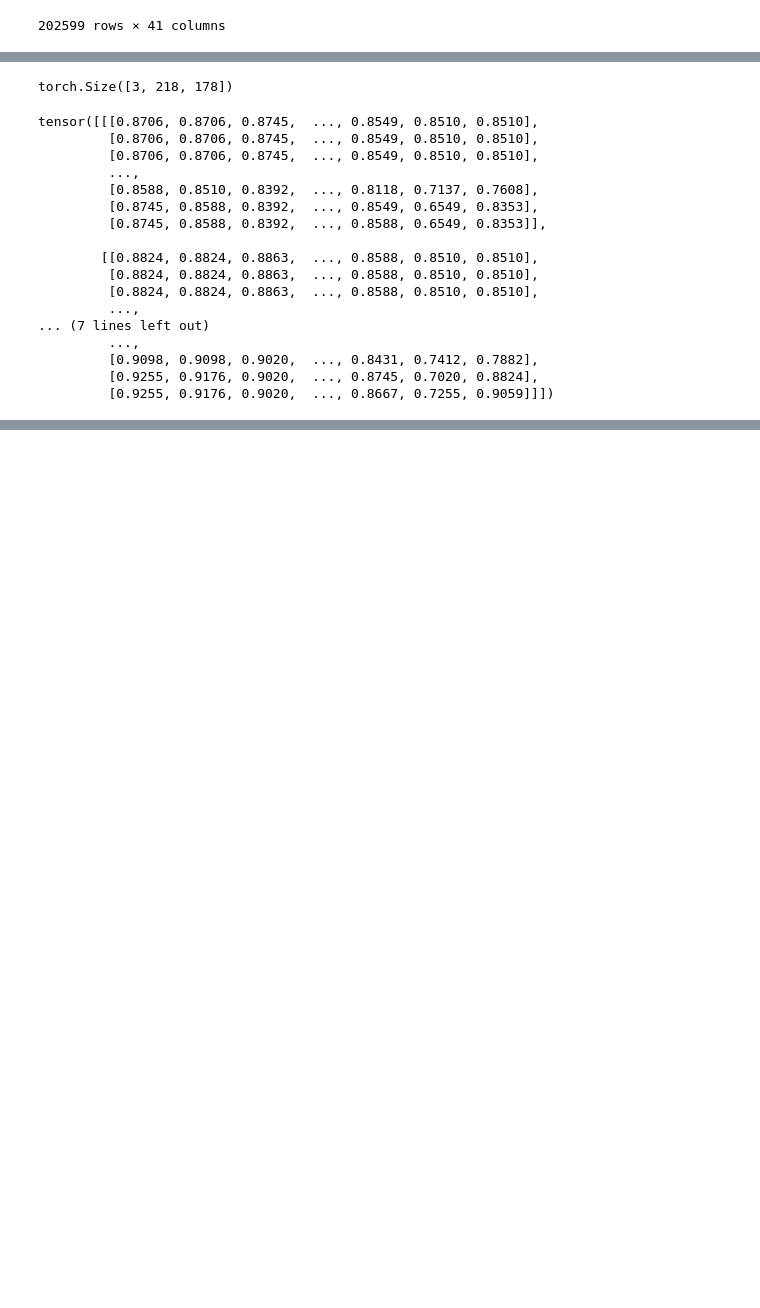
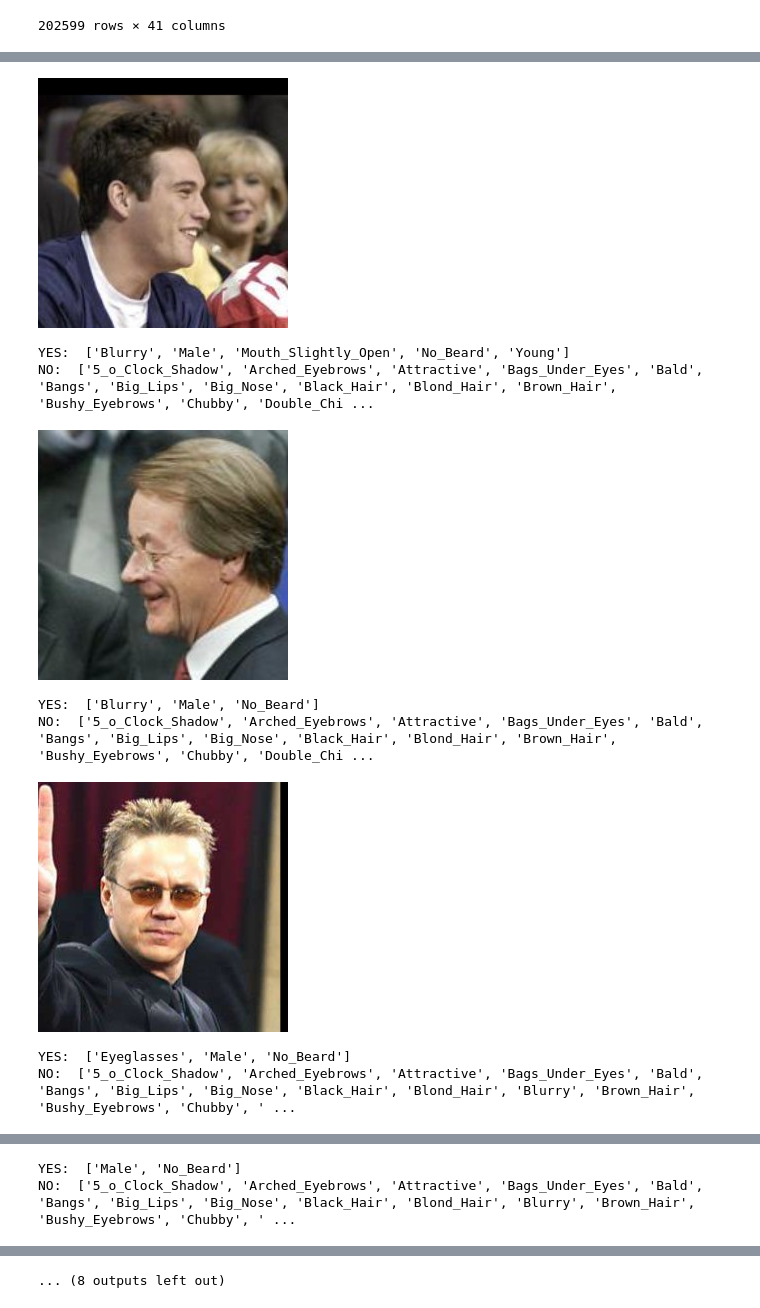
Before and after one commit to andychinka/face-attribute-prediction, a Jupyter notebook: work.ipynb, the cells around one changed output, grey strips where cells are left out. Saved outputs shown, nothing was run; the diff lists cells and outputs as text; code cells hidden in the pictures; blank space fills up the shorter version.

```diff
--- a/work.ipynb
+++ b/work.ipynb
@@ -152,26 +131,48 @@ import torchvision.transforms as transforms
-# %%
-transform = transforms.ToTensor()
-t = transform(img)
-t.shape
-# %% [output]
-torch.Size([3, 218, 178])
-# %%
-t
-# %% [output]
-tensor([[[0.8706, 0.8706, 0.8745,  ..., 0.8549, 0.8510, 0.8510],
-         [0.8706, 0.8706, 0.8745,  ..., 0.8549, 0.8510, 0.8510],
-         [0.8706, 0.8706, 0.8745,  ..., 0.8549, 0.8510, 0.8510],
-         ...,
-         [0.8588, 0.8510, 0.8392,  ..., 0.8118, 0.7137, 0.7608],
-         [0.8745, 0.8588, 0.8392,  ..., 0.8549, 0.6549, 0.8353],
-         [0.8745, 0.8588, 0.8392,  ..., 0.8588, 0.6549, 0.8353]],
-
-        [[0.8824, 0.8824, 0.8863,  ..., 0.8588, 0.8510, 0.8510],
-         [0.8824, 0.8824, 0.8863,  ..., 0.8588, 0.8510, 0.8510],
-         [0.8824, 0.8824, 0.8863,  ..., 0.8588, 0.8510, 0.8510],
-         ...,
-... (7 lines left out)
-         ...,
-         [0.9098, 0.9098, 0.9020,  ..., 0.8431, 0.7412, 0.7882],
-         [0.9255, 0.9176, 0.9020,  ..., 0.8745, 0.7020, 0.8824],
-         [0.9255, 0.9176, 0.9020,  ..., 0.8667, 0.7255, 0.9059]]])
+# %%
+# check result
+
+from IPython.display import Image, display
+import pandas as pd
+
+attrs = ["5_o_Clock_Shadow", "Arched_Eyebrows", "Attractive", "Bags_Under_Eyes", "Bald",
+         "Bangs", "Big_Lips", "Big_Nose", "Black_Hair", "Blond_Hair",
+         "Blurry", "Brown_Hair", "Bushy_Eyebrows", "Chubby", "Double_Chin",
+         "Eyeglasses", "Goatee", "Gray_Hair", "Heavy_Makeup", "High_Cheekbones",
+         "Male", "Mouth_Slightly_Open", "Mustache", "Narrow_Eyes", "No_Beard",
+         "Oval_Face", "Pale_Skin", "Pointy_Nose", "Receding_Hairline", "Rosy_Cheeks",
+         "Sideburns", "Smiling", "Straight_Hair", "Wavy_Hair", "Wearing_Earrings",
+         "Wearing_Hat", "Wearing_Lipstick", "Wearing_Necklace", "Wearing_Necktie", "Young"]
+
+# print("len of attrs: ", len(attrs))
+
+col_dict = {0: "filename"}
+for i, a in enumerate(attrs):
+    col_dict[i+1] = a
+
+preds = pd.read_csv("predictions.txt", sep=" ", header=None).rename(columns=col_dict)
+
+samples = preds.sample(10)
+
+for index, r in samples.iterrows():
+    display(Image(filename="/home/MSAI/ch0001ka/advcv/testset/" + r["filename"]))
+
+    yes_list = []
+    no_list = []
+    for k, v in dict(r).items():
+        if v == 1:
+            yes_list.append(k)
+        elif v == -1:
+            no_list.append(k)
+
+    print("YES: ", yes_list)
+    print("NO: ", no_list)
+# %% [output]
+[figure, added]
+YES:  ['Blurry', 'Male', 'Mouth_Slightly_Open', 'No_Beard', 'Young']
+NO:  ['5_o_Clock_Shadow', 'Arched_Eyebrows', 'Attractive', 'Bags_Under_Eyes', 'Bald', 'Bangs', 'Big_Lips', 'Big_Nose', 'Black_Hair', 'Blond_Hair', 'Brown_Hair', 'Bushy_Eyebrows', 'Chubby', 'Double_Chi ...
+[figure, added]
+YES:  ['Blurry', 'Male', 'No_Beard']
+NO:  ['5_o_Clock_Shadow', 'Arched_Eyebrows', 'Attractive', 'Bags_Under_Eyes', 'Bald', 'Bangs', 'Big_Lips', 'Big_Nose', 'Black_Hair', 'Blond_Hair', 'Brown_Hair', 'Bushy_Eyebrows', 'Chubby', 'Double_Chi ...
+[figure, added]
+YES:  ['Eyeglasses', 'Male', 'No_Beard']
+NO:  ['5_o_Clock_Shadow', 'Arched_Eyebrows', 'Attractive', 'Bags_Under_Eyes', 'Bald', 'Bangs', 'Big_Lips', 'Big_Nose', 'Black_Hair', 'Blond_Hair', 'Blurry', 'Brown_Hair', 'Bushy_Eyebrows', 'Chubby', ' ...
@@ -177,0 +180,2 @@ tensor([[[0.8706, 0.8706, 0.8745,  ..., 0.8549, 0.8510, 0.8510],
+YES:  ['Male', 'No_Beard']
+NO:  ['5_o_Clock_Shadow', 'Arched_Eyebrows', 'Attractive', 'Bags_Under_Eyes', 'Bald', 'Bangs', 'Big_Lips', 'Big_Nose', 'Black_Hair', 'Blond_Hair', 'Blurry', 'Brown_Hair', 'Bushy_Eyebrows', 'Chubby', ' ...
@@ -177,0 +188 @@ tensor([[[0.8706, 0.8706, 0.8745,  ..., 0.8549, 0.8510, 0.8510],
+... (8 outputs left out)
```
Also changed, not shown: parts of 6 cells of this notebook, 10 other files.
